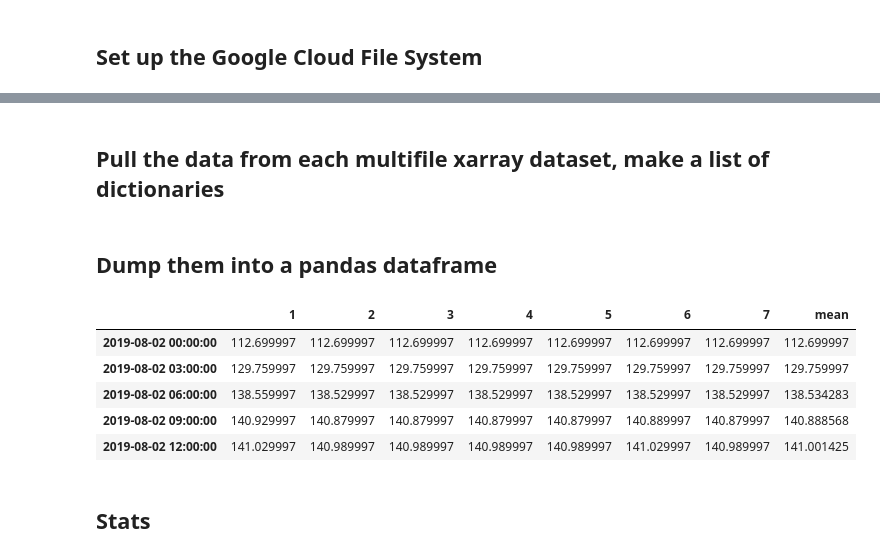
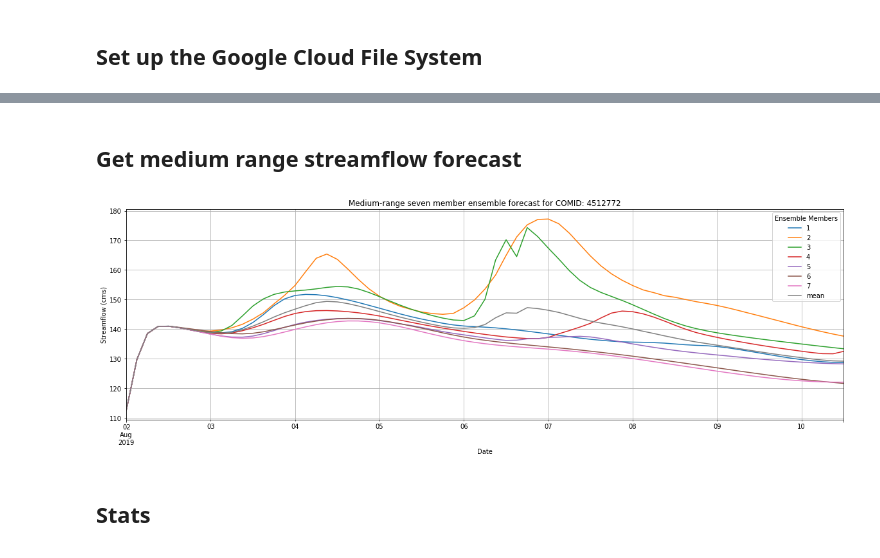
Before and after one commit to Dewberry/fcast, a Jupyter notebook: notebooks/MediumRangeForecasts.ipynb, the cells around one changed output, grey strips where cells are left out. Cells and saved outputs as stored; diff of their text form; code cells hidden in the pictures.

```diff
--- a/notebooks/MediumRangeForecasts.ipynb
+++ b/notebooks/MediumRangeForecasts.ipynb
@@ -76,2 +20,0 @@ assim_flow = df.loc[comid].values[0]
-# %% [markdown]
-## Pull the data from each multifile xarray dataset, make a list of dictionaries
@@ -87,16 +21,11 @@ for ds in xr_datasets:
-# %% [markdown]
-## Dump them into a pandas dataframe
-# %%
-df = pd.concat([pd.read_json(json.dumps(x), orient='index') for x in outjson]).T
-df['mean'] = df.mean(axis=1)
-df.head()
-# %% [output]
-|  | 1 | 2 | 3 | 4 | 5 | 6 | 7 | mean |
-| 2019-08-02 00:00:00 | 112.699997 | 112.699997 | 112.699997 | 112.699997 | 112.699997 | 112.699997 | 112.699997 | 112.699997 |
-| 2019-08-02 03:00:00 | 129.759997 | 129.759997 | 129.759997 | 129.759997 | 129.759997 | 129.759997 | 129.759997 | 129.759997 |
-| 2019-08-02 06:00:00 | 138.559997 | 138.529997 | 138.529997 | 138.529997 | 138.529997 | 138.529997 | 138.529997 | 138.534283 |
-| 2019-08-02 09:00:00 | 140.929997 | 140.879997 | 140.879997 | 140.879997 | 140.879997 | 140.889997 | 140.879997 | 140.888568 |
-| 2019-08-02 12:00:00 | 141.029997 | 140.989997 | 140.989997 | 140.989997 | 140.989997 | 141.029997 | 140.989997 | 141.001425 |
+# %% [markdown]
+## Get medium range streamflow forecast
+# %%
+assim = Assim(fs, comid, date, start_hr)
+mr = MediumRange(fs, comid, date, start_hr)
+mr_df = mr.get_streamflow(assim.assim_time, assim.assim_flow, plot=True)
+# %% [output]
+[figure, added]
 # %% [markdown]
 ## Stats
 # %%
```
Also changed, not shown: parts of 43 cells of this notebook, 1 other file.
